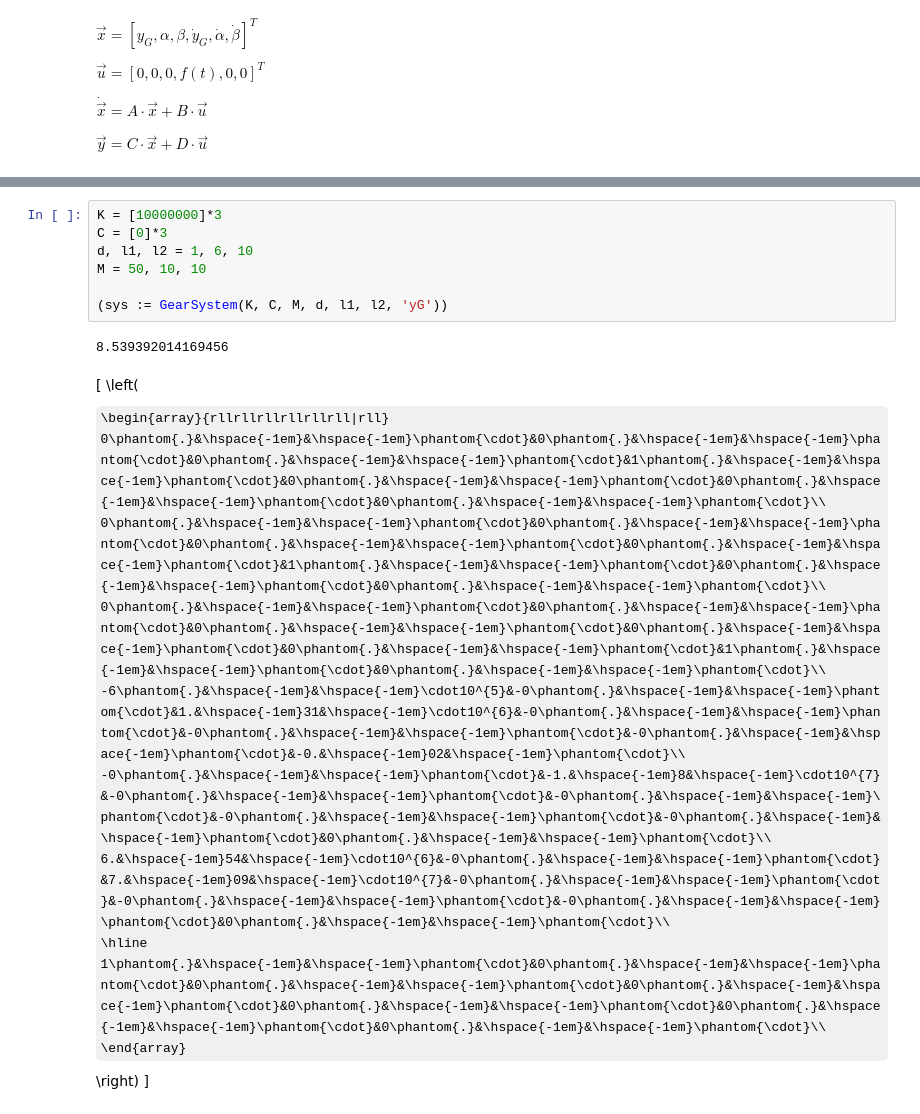
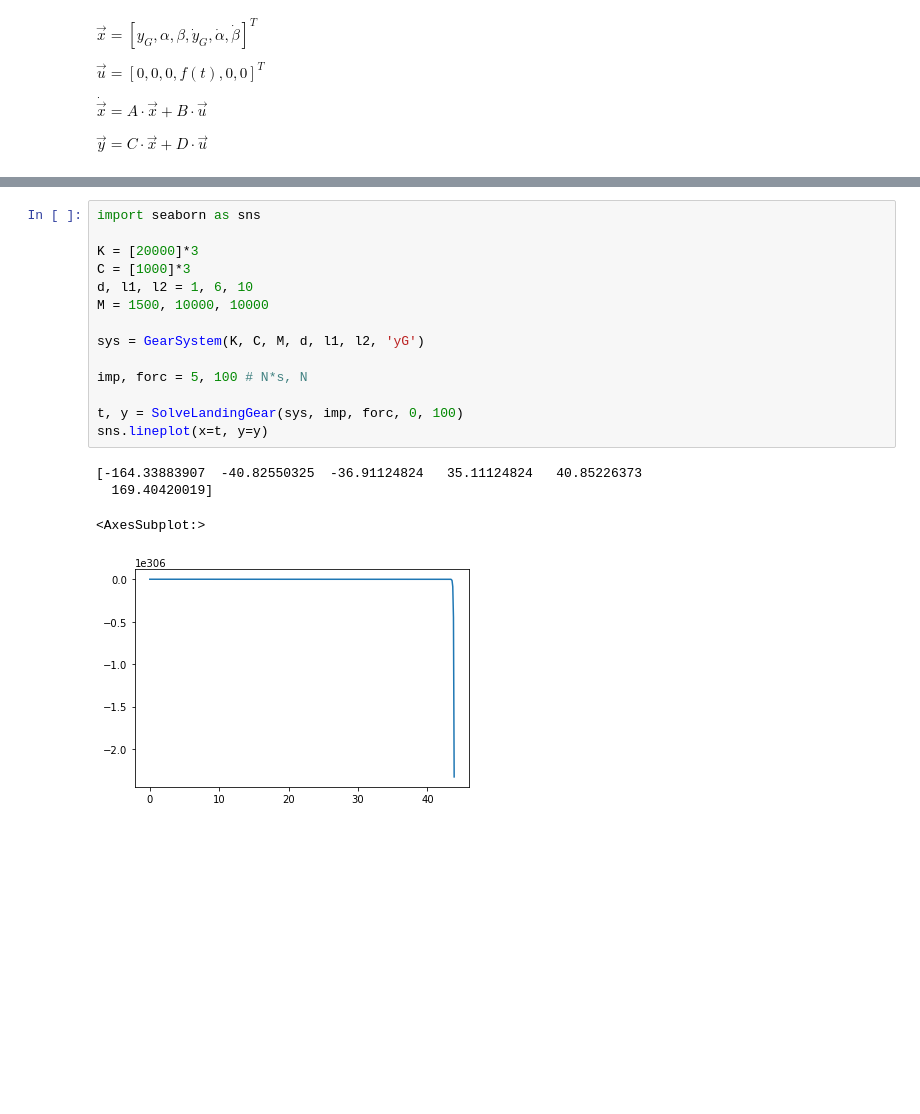
Before and after one commit to dmkeijzer/RBDOWigeon-paper, a Jupyter notebook: structures/Crashworthiness.ipynb, the cells around one changed output, grey strips where cells are left out. Drawn from its saved outputs; the diff is of its cells as text; some formulas as TeX source; blank space fills up the shorter version.

```diff
--- a/structures/Crashworthiness.ipynb
+++ b/structures/Crashworthiness.ipynb
@@ -87,23 +84,20 @@ def SolveLandingGear(sys, imp, forc, t0, t1):
 # %%
-K = [10000000]*3
-C = [0]*3
+import seaborn as sns
+
+K = [20000]*3
+C = [1000]*3
 d, l1, l2 = 1, 6, 10
-M = 50, 10, 10
+M = 1500, 10000, 10000
 
-(sys := GearSystem(K, C, M, d, l1, l2, 'yG'))
+sys = GearSystem(K, C, M, d, l1, l2, 'yG')
+
+imp, forc = 5, 100 # N*s, N
+
+t, y = SolveLandingGear(sys, imp, forc, 0, 100)
+sns.lineplot(x=t, y=y)
 # %% [output]
-8.539392014169456
+[-164.33883907  -40.82550325  -36.91124824   35.11124824   40.85226373
+  169.40420019]
-\[
-\left(
-\begin{array}{rllrllrllrllrllrll|rll}
-0\phantom{.}&\hspace{-1em}&\hspace{-1em}\phantom{\cdot}&0\phantom{.}&\hspace{-1em}&\hspace{-1em}\phantom{\cdot}&0\phantom{.}&\hspace{-1em}&\hspace{-1em}\phantom{\cdot}&1\phantom{.}&\hspace{-1em}&\hspace{-1em}\phantom{\cdot}&0\phantom{.}&\hspace{-1em}&\hspace{-1em}\phantom{\cdot}&0\phantom{.}&\hspace{-1em}&\hspace{-1em}\phantom{\cdot}&0\phantom{.}&\hspace{-1em}&\hspace{-1em}\phantom{\cdot}\\
-0\phantom{.}&\hspace{-1em}&\hspace{-1em}\phantom{\cdot}&0\phantom{.}&\hspace{-1em}&\hspace{-1em}\phantom{\cdot}&0\phantom{.}&\hspace{-1em}&\hspace{-1em}\phantom{\cdot}&0\phantom{.}&\hspace{-1em}&\hspace{-1em}\phantom{\cdot}&1\phantom{.}&\hspace{-1em}&\hspace{-1em}\phantom{\cdot}&0\phantom{.}&\hspace{-1em}&\hspace{-1em}\phantom{\cdot}&0\phantom{.}&\hspace{-1em}&\hspace{-1em}\phantom{\cdot}\\
-0\phantom{.}&\hspace{-1em}&\hspace{-1em}\phantom{\cdot}&0\phantom{.}&\hspace{-1em}&\hspace{-1em}\phantom{\cdot}&0\phantom{.}&\hspace{-1em}&\hspace{-1em}\phantom{\cdot}&0\phantom{.}&\hspace{-1em}&\hspace{-1em}\phantom{\cdot}&0\phantom{.}&\hspace{-1em}&\hspace{-1em}\phantom{\cdot}&1\phantom{.}&\hspace{-1em}&\hspace{-1em}\phantom{\cdot}&0\phantom{.}&\hspace{-1em}&\hspace{-1em}\phantom{\cdot}\\
--6\phantom{.}&\hspace{-1em}&\hspace{-1em}\cdot10^{5}&-0\phantom{.}&\hspace{-1em}&\hspace{-1em}\phantom{\cdot}&1.&\hspace{-1em}31&\hspace{-1em}\cdot10^{6}&-0\phantom{.}&\hspace{-1em}&\hspace{-1em}\phantom{\cdot}&-0\phantom{.}&\hspace{-1em}&\hspace{-1em}\phantom{\cdot}&-0\phantom{.}&\hspace{-1em}&\hspace{-1em}\phantom{\cdot}&-0.&\hspace{-1em}02&\hspace{-1em}\phantom{\cdot}\\
--0\phantom{.}&\hspace{-1em}&\hspace{-1em}\phantom{\cdot}&-1.&\hspace{-1em}8&\hspace{-1em}\cdot10^{7}&-0\phantom{.}&\hspace{-1em}&\hspace{-1em}\phantom{\cdot}&-0\phantom{.}&\hspace{-1em}&\hspace{-1em}\phantom{\cdot}&-0\phantom{.}&\hspace{-1em}&\hspace{-1em}\phantom{\cdot}&-0\phantom{.}&\hspace{-1em}&\hspace{-1em}\phantom{\cdot}&0\phantom{.}&\hspace{-1em}&\hspace{-1em}\phantom{\cdot}\\
-6.&\hspace{-1em}54&\hspace{-1em}\cdot10^{6}&-0\phantom{.}&\hspace{-1em}&\hspace{-1em}\phantom{\cdot}&7.&\hspace{-1em}09&\hspace{-1em}\cdot10^{7}&-0\phantom{.}&\hspace{-1em}&\hspace{-1em}\phantom{\cdot}&-0\phantom{.}&\hspace{-1em}&\hspace{-1em}\phantom{\cdot}&-0\phantom{.}&\hspace{-1em}&\hspace{-1em}\phantom{\cdot}&0\phantom{.}&\hspace{-1em}&\hspace{-1em}\phantom{\cdot}\\
-\hline
-1\phantom{.}&\hspace{-1em}&\hspace{-1em}\phantom{\cdot}&0\phantom{.}&\hspace{-1em}&\hspace{-1em}\phantom{\cdot}&0\phantom{.}&\hspace{-1em}&\hspace{-1em}\phantom{\cdot}&0\phantom{.}&\hspace{-1em}&\hspace{-1em}\phantom{\cdot}&0\phantom{.}&\hspace{-1em}&\hspace{-1em}\phantom{\cdot}&0\phantom{.}&\hspace{-1em}&\hspace{-1em}\phantom{\cdot}&0\phantom{.}&\hspace{-1em}&\hspace{-1em}\phantom{\cdot}\\
-\end{array}\right)
-\]
+<AxesSubplot:>
+[figure, added]
 # %%
```
Also changed, not shown: parts of 3 cells of this notebook, 2 other files.
